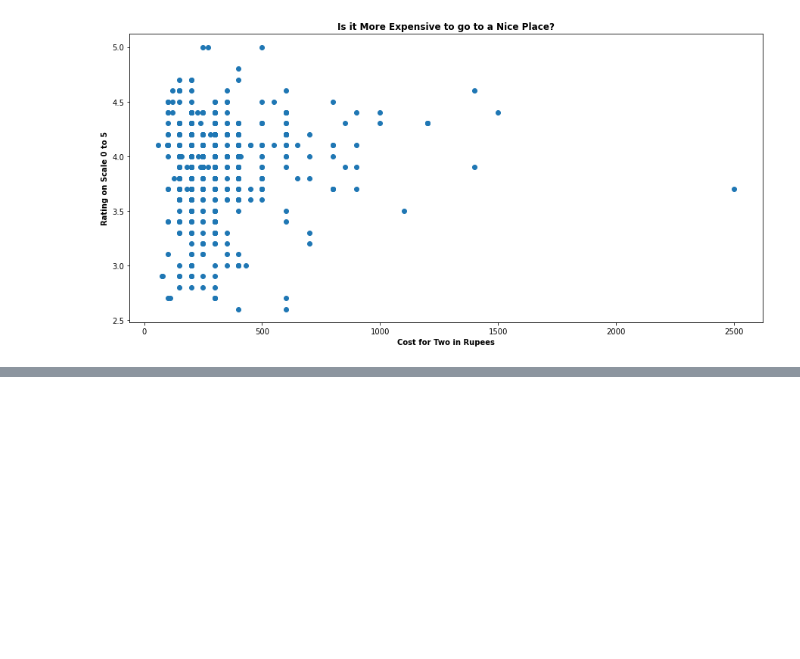
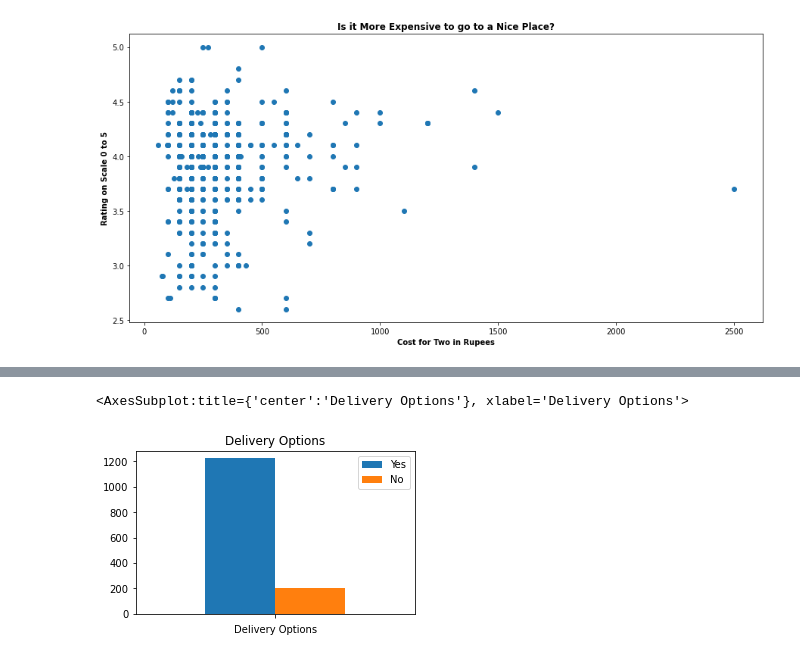
Before and after one commit to mcook465/Swiggy-Restaurants-Top-50-Cities-Analysis, a Jupyter notebook: Swiggy 50 Data Analysis (Python).ipynb, the cells around one changed output, grey strips where cells are left out. Drawn from its saved outputs; the diff is of its cells as text; code cells hidden in the pictures; blank space fills up the shorter version.

```diff
--- a/Swiggy 50 Data Analysis (Python).ipynb
+++ b/Swiggy 50 Data Analysis (Python).ipynb
@@ -210,0 +347,12 @@ Insight Box 3
+# %%
+import pandas as pd
+my_dict={
+'Delivery Options':[''],
+'Yes':[1223],
+'No':[201]
+}
+df = pd.DataFrame(data=my_dict)
+df.plot.bar(title="Delivery Options",x='Delivery Options',figsize=(5,3),stacked=False)
+# %% [output]
+<AxesSubplot:title={'center':'Delivery Options'}, xlabel='Delivery Options'>
+[figure, added]
```
Also changed, not shown: parts of 45 cells of this notebook, 1 other file.
